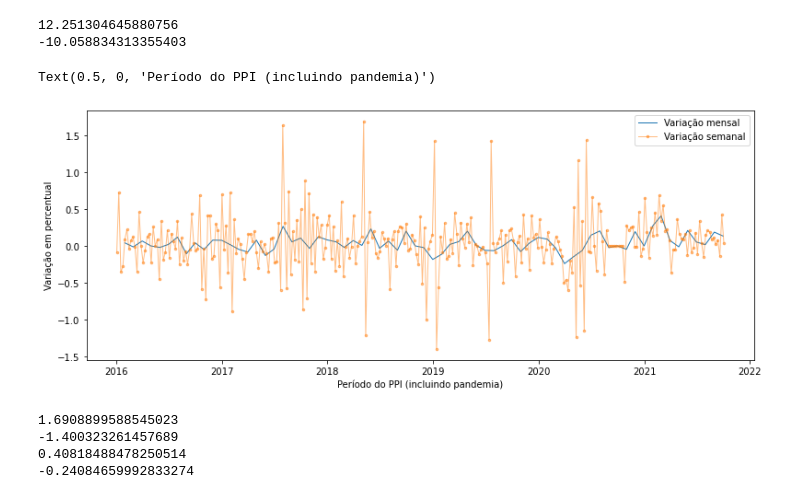
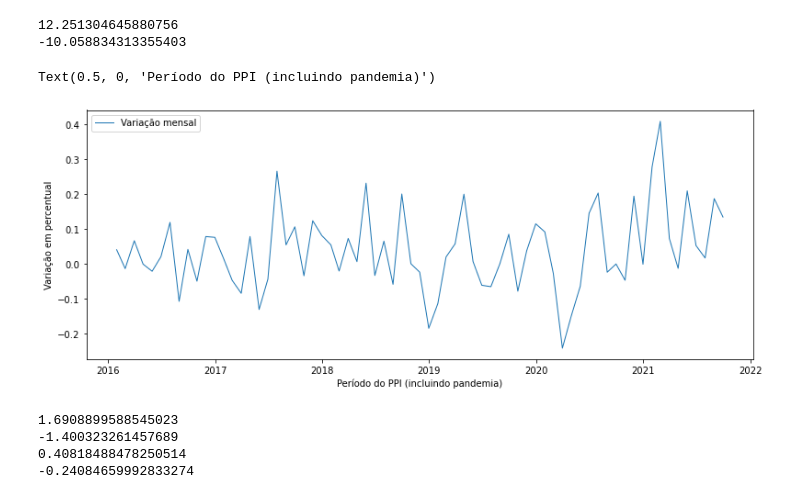
Before and after one commit to ednaelxd/residencia, a Jupyter notebook: gas_separado_difs.ipynb, the cells around one changed output. Drawn from its saved outputs; the diff is of its cells as text; code cells hidden in the pictures.

```diff
--- a/gas_separado_difs.ipynb
+++ b/gas_separado_difs.ipynb
@@ -198,13 +206,13 @@ print(dif_med_diaria.loc['2016':].min()*100)
 # %%
 plt.figure(figsize=(13,5))
 plt.plot(dif_med_mensal.loc['2016':]*100,markersize=8,linestyle='-',linewidth=1,label='Variação mensal')
-plt.plot(dif_med_semanal.loc['2016':]*100,marker='.',linestyle='-',linewidth=1,markersize=5,alpha=0.5,label='Variação semanal')
+#plt.plot(dif_med_semanal.loc['2016':]*100,marker='.',linestyle='-',linewidth=1,markersize=5,alpha=0.5,label='Variação semanal')
 plt.legend()
 plt.ylabel('Variação em percentual')
 plt.xlabel('Período do PPI (incluindo pandemia)')
 # %% [output]
 Text(0.5, 0, 'Período do PPI (incluindo pandemia)')
-[figure, old version]
+[figure, new version]
 # %%
 print(dif_med_semanal.loc['2016':].max()*100)
 print(dif_med_semanal.loc['2016':].min()*100)
```
Also changed, not shown: parts of 4 cells of this notebook, 1 other file.
